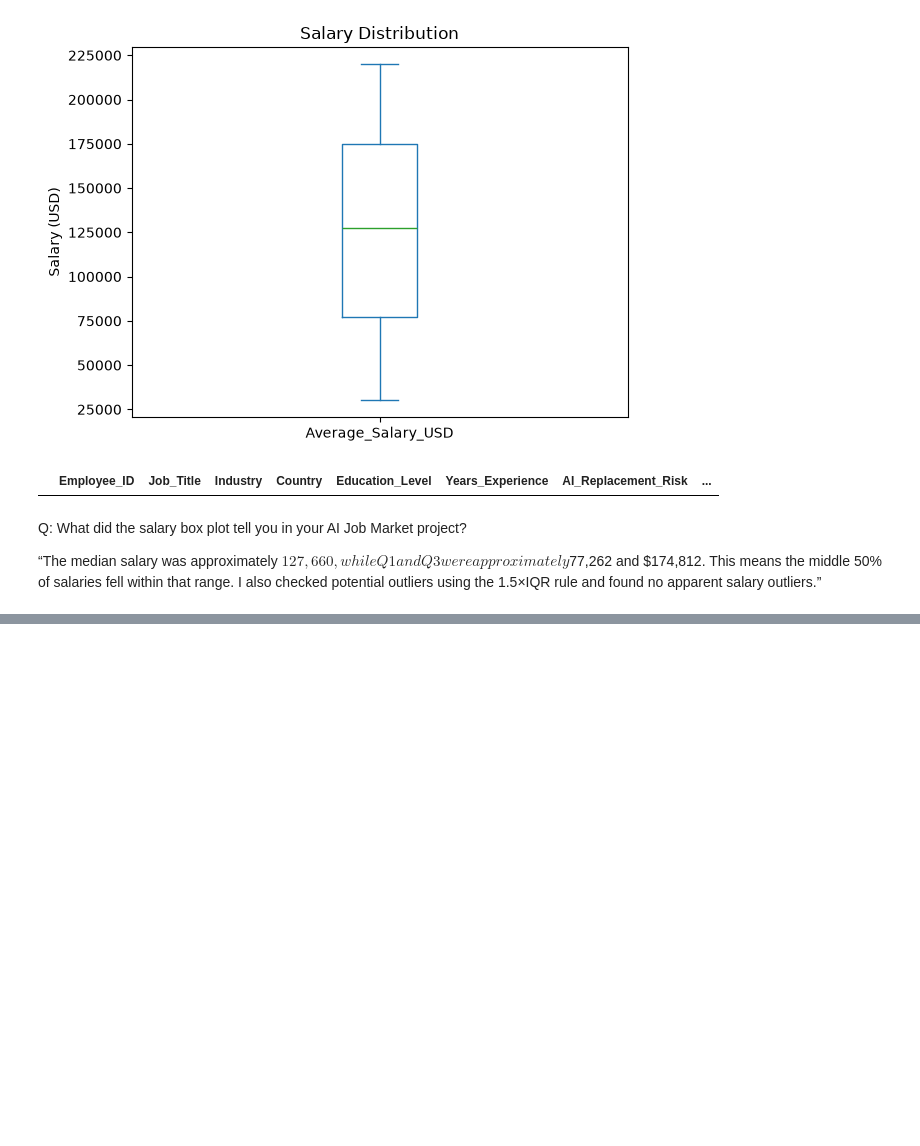
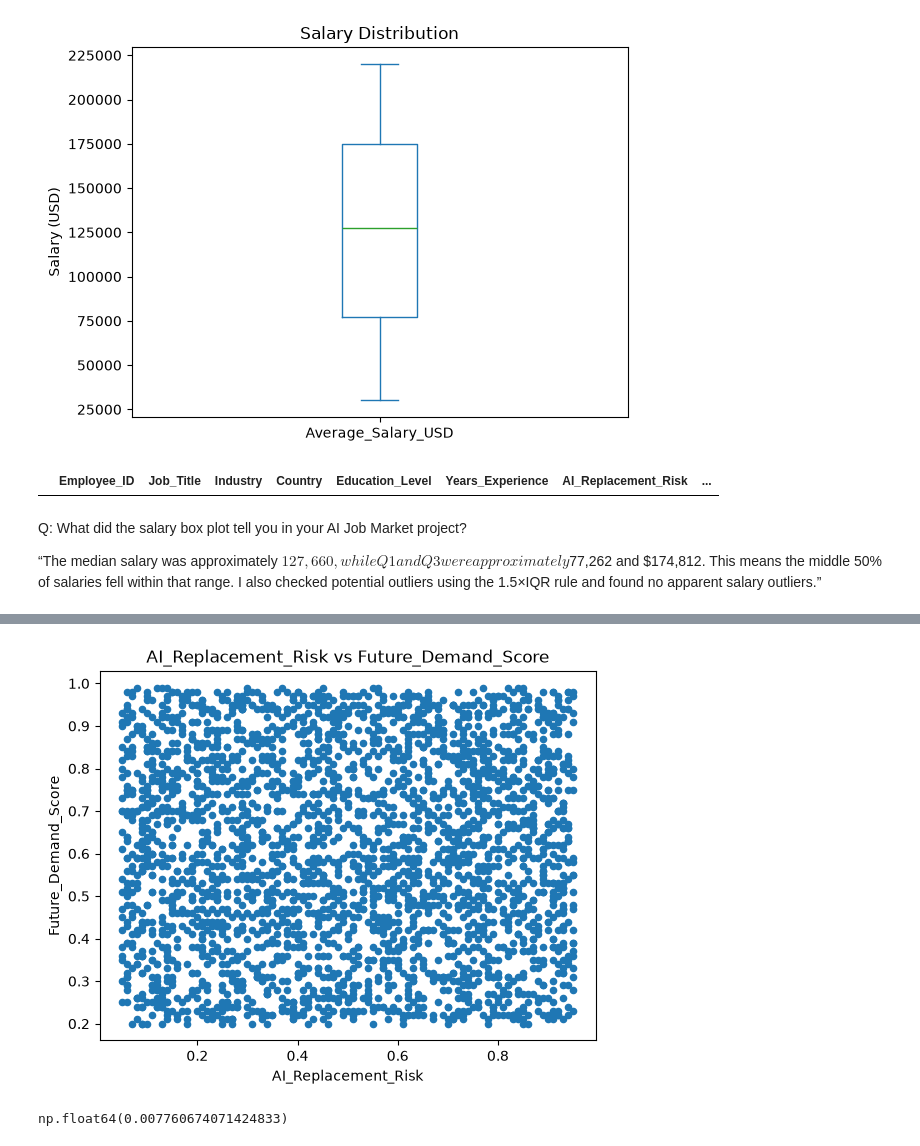
Before and after one commit to ArpanaMahajan30/ai-engineer-journey, a Jupyter notebook: month1/day8/data_visualization.ipynb, the cells around one changed output, grey strips where cells are left out. Cells and saved outputs as stored; diff of their text form; code cells hidden in the pictures; blank space fills up the shorter version.

```diff
--- a/month1/day8/data_visualization.ipynb
+++ b/month1/day8/data_visualization.ipynb
@@ -170,0 +249,18 @@ Q: What did the salary box plot tell you in your AI Job Market project?
+# %%
+df.plot(
+    kind="scatter",
+    x="AI_Replacement_Risk",
+    y="Future_Demand_Score"
+)
+
+plt.title("AI_Replacement_Risk vs Future_Demand_Score")
+plt.xlabel("AI_Replacement_Risk")
+plt.ylabel("Future_Demand_Score")
+
+plt.show()
+# %% [output]
+[figure, added]
+# %%
+df["AI_Replacement_Risk"].corr(df["Future_Demand_Score"])
+# %% [output]
+np.float64(0.007760674071424833)
```
Also changed, not shown: parts of 13 cells of this notebook, 2 other files.
